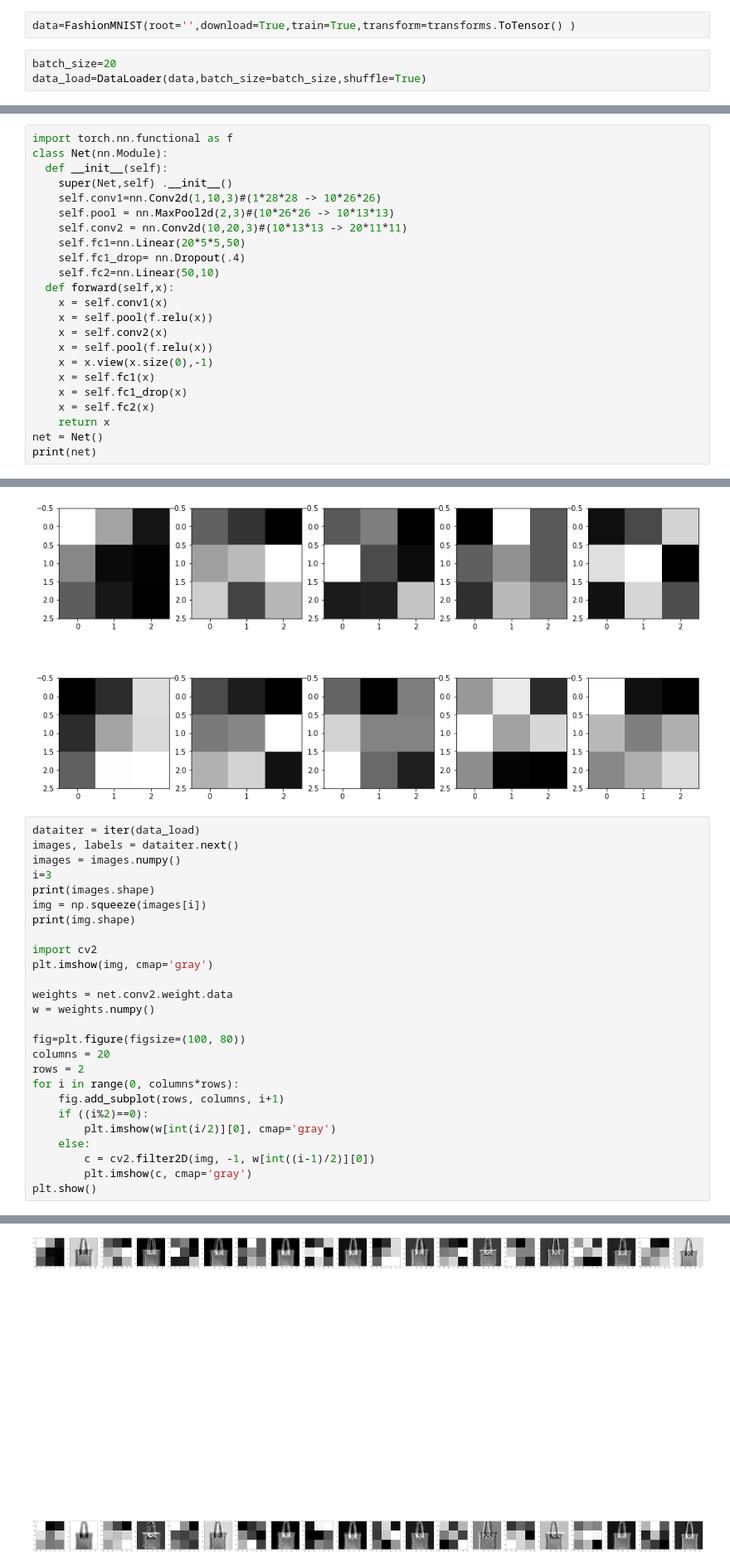
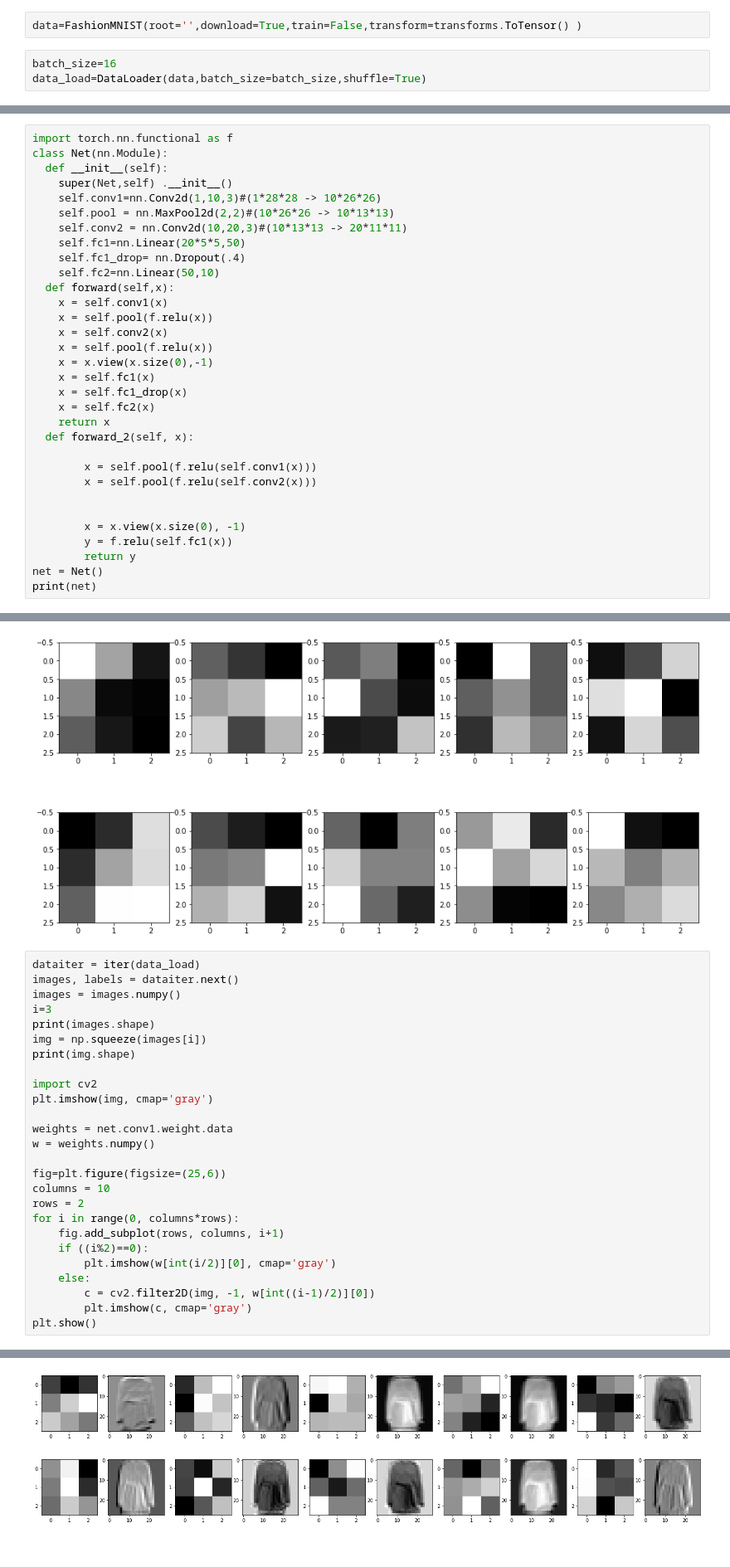
Before and after one commit to rishab-gangwar/DeepLearning_using_Pytorch, a Jupyter notebook: fashionMnistTrain_Viz.ipynb, the cells around one changed output, grey strips where cells are left out. Shown: that part at 83% size. Drawn from its saved outputs; the diff is of its cells as text.

```diff
--- a/fashionMnistTrain_Viz.ipynb
+++ b/fashionMnistTrain_Viz.ipynb
@@ -12,9 +12,9 @@ from torchvision import transforms
 from torchvision.datasets import FashionMNIST
 from torch.utils.data import DataLoader
 # %%
-data=FashionMNIST(root='',download=True,train=True,transform=transforms.ToTensor() )
+data=FashionMNIST(root='',download=True,train=False,transform=transforms.ToTensor() )
 # %%
-batch_size=20
+batch_size=16
 data_load=DataLoader(data,batch_size=batch_size,shuffle=True)
 # %%
 data_=iter(data_load)
@@ -49,7 +116,7 @@ class Net(nn.Module):
   def __init__(self):
     super(Net,self) .__init__()
     self.conv1=nn.Conv2d(1,10,3)#(1*28*28 -> 10*26*26)
-    self.pool = nn.MaxPool2d(2,3)#(10*26*26 -> 10*13*13)
+    self.pool = nn.MaxPool2d(2,2)#(10*26*26 -> 10*13*13)
     self.conv2 = nn.Conv2d(10,20,3)#(10*13*13 -> 20*11*11)
     self.fc1=nn.Linear(20*5*5,50)
     self.fc1_drop= nn.Dropout(.4)
@@ -64,6 +131,15 @@ class Net(nn.Module):
     x = self.fc1_drop(x)
     x = self.fc2(x)
     return x
+  def forward_2(self, x):
+
+        x = self.pool(f.relu(self.conv1(x)))
+        x = self.pool(f.relu(self.conv2(x)))
+
+
+        x = x.view(x.size(0), -1)
+        y = f.relu(self.fc1(x))
+        return y
 net = Net()
 print(net)
 # %% [output]
@@ -132,11 +208,11 @@ print(img.shape)
 import cv2
 plt.imshow(img, cmap='gray')
 
-weights = net.conv2.weight.data
+weights = net.conv1.weight.data
 w = weights.numpy()
 
-fig=plt.figure(figsize=(100, 80))
-columns = 20
+fig=plt.figure(figsize=(25,6))
+columns = 10
 rows = 2
 for i in range(0, columns*rows):
     fig.add_subplot(rows, columns, i+1)
@@ -153,4 +229,4 @@ plt.show()
-[figure, old version]
+[figure, new version]
 # %%
 dataiter = iter(data_load)
 features = []
```
Also changed, not shown: parts of 11 cells of this notebook.
